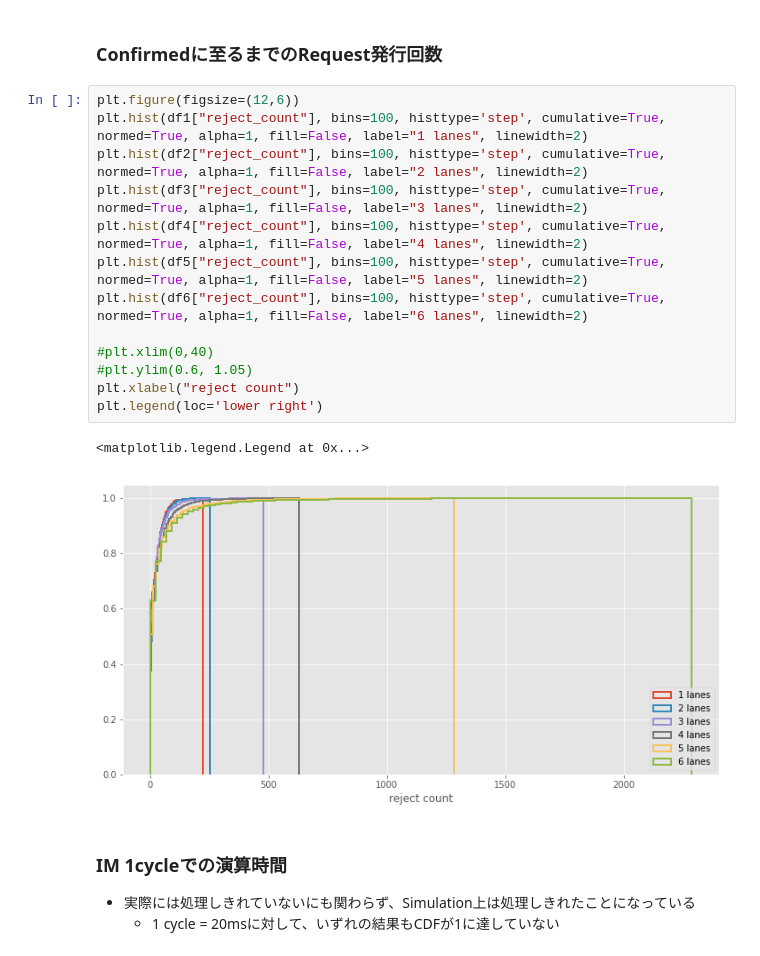
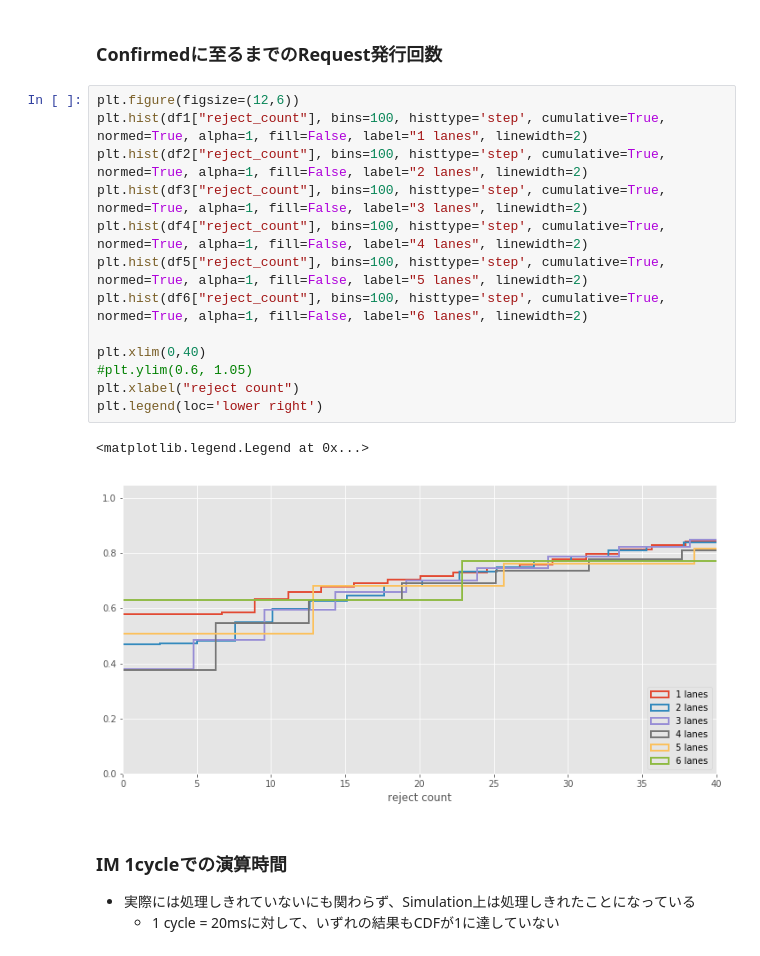
Before and after one commit to koh1/aim, a Jupyter notebook: analysis/processing_time_analysis.ipynb, the cells around one changed output. Cells and saved outputs as stored; diff of their text form.

```diff
--- a/analysis/processing_time_analysis.ipynb
+++ b/analysis/processing_time_analysis.ipynb
@@ -165,19 +203,19 @@ plt.legend(loc='lower right')
 # %%
 plt.figure(figsize=(12,6))
 plt.hist(df1["reject_count"], bins=100, histtype='step', cumulative=True, normed=True, alpha=1, fill=False, label="1 lanes", linewidth=2)
 plt.hist(df2["reject_count"], bins=100, histtype='step', cumulative=True, normed=True, alpha=1, fill=False, label="2 lanes", linewidth=2)
 plt.hist(df3["reject_count"], bins=100, histtype='step', cumulative=True, normed=True, alpha=1, fill=False, label="3 lanes", linewidth=2)
 plt.hist(df4["reject_count"], bins=100, histtype='step', cumulative=True, normed=True, alpha=1, fill=False, label="4 lanes", linewidth=2)
 plt.hist(df5["reject_count"], bins=100, histtype='step', cumulative=True, normed=True, alpha=1, fill=False, label="5 lanes", linewidth=2)
 plt.hist(df6["reject_count"], bins=100, histtype='step', cumulative=True, normed=True, alpha=1, fill=False, label="6 lanes", linewidth=2)
 
-#plt.xlim(0,40)
+plt.xlim(0,40)
 #plt.ylim(0.6, 1.05)
 plt.xlabel("reject count")
 plt.legend(loc='lower right')
 # %% [output]
 <matplotlib.legend.Legend at 0x...>
-[figure, old version]
+[figure, new version]
 # %% [markdown]
 ### IM 1cycleでの演算時間
 
```
Also changed, not shown: parts of 7 cells of this notebook, 3 other files.
